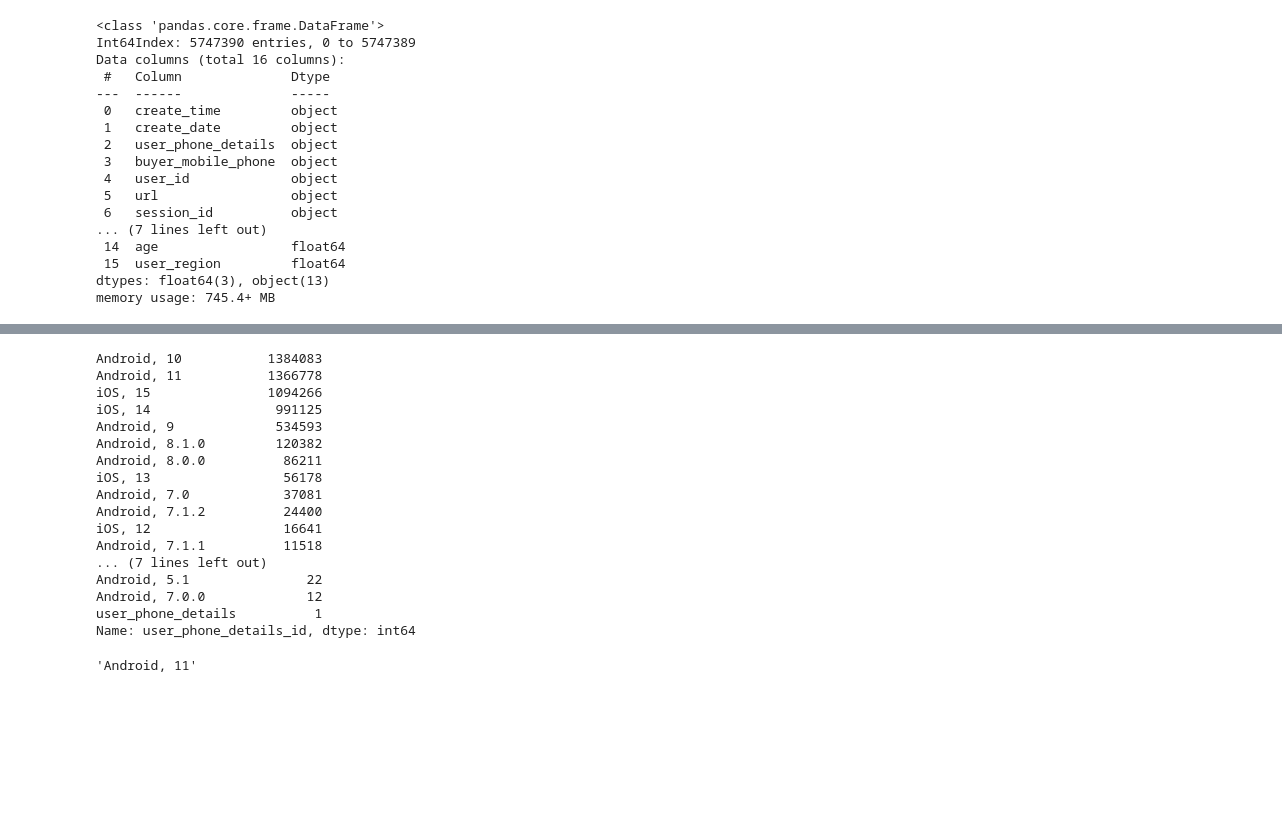
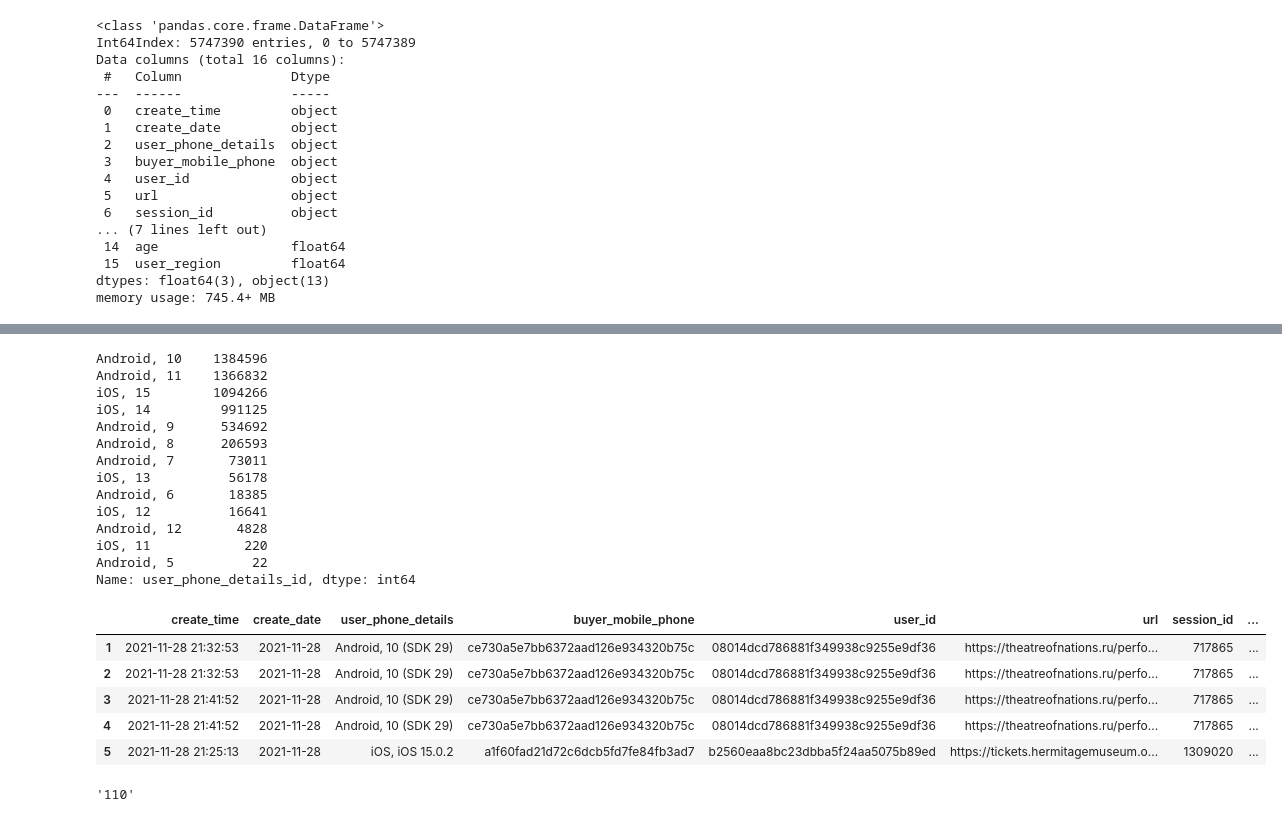
Before and after one commit to crazy-historian/pushkin_card_recommender_system, a Jupyter notebook: Clicks.ipynb, the cells around one changed output, grey strips where cells are left out. Cells and saved outputs as stored; diff of their text form; code cells hidden in the pictures; blank space fills up the shorter version.

```diff
--- a/Clicks.ipynb
+++ b/Clicks.ipynb
@@ -284,23 +293,25 @@ cliks_add['user_phone_details_id'] = cliks_add['user_phone_details'].apply(lambd
                                                                           re.sub('(\..*)', '', x.replace('iOS ', ''))
                                                                            if 'iOS' in x
                                                                            else re.sub('\ \(.*', '', x))
+# %%
+cliks_add['user_phone_details_id'] = cliks_add['user_phone_details_id'].apply(lambda x:
+                                                                          re.sub('(\..*)', '', x)
+                                                                           if 'Android' in x
+                                                                          else x)
 # %%
 cliks_add['user_phone_details_id'].value_counts()
 # %% [output]
-Android, 10           1384083
-Android, 11           1366778
-iOS, 15               1094266
-iOS, 14                991125
-Android, 9             534593
-Android, 8.1.0         120382
-Android, 8.0.0          86211
-iOS, 13                 56178
-Android, 7.0            37081
-Android, 7.1.2          24400
-iOS, 12                 16641
-Android, 7.1.1          11518
-... (7 lines left out)
-Android, 5.1               22
-Android, 7.0.0             12
-user_phone_details          1
+Android, 10    1384596
+Android, 11    1366832
+iOS, 15        1094266
+iOS, 14         991125
+Android, 9      534692
+Android, 8      206593
+Android, 7       73011
+iOS, 13          56178
+Android, 6       18385
+iOS, 12          16641
+Android, 12       4828
+iOS, 11            220
+Android, 5          22
 Name: user_phone_details_id, dtype: int64
@@ -309,4 +318,16 @@ x = re.sub('\ \(.*', '', cliks_add['user_phone_details'].value_counts().index[1]
-# %%
-x
-# %% [output]
-'Android, 11'
+# %%
+cliks_add.drop(labels = [0],axis = 0, inplace = True)
+# %%
+cliks_add.head()
+# %% [output]
+|  | create_time | create_date | user_phone_details | buyer_mobile_phone | user_id | url | session_id | ... |
+| 1 | 2021-11-28 21:32:53 | 2021-11-28 | Android, 10 (SDK 29) | ce730a5e7bb6372aad126e934320b75c | 08014dcd786881f349938c9255e9df36 | https://theatreofnations.ru/perfo... | 717865 | ... |
+| 2 | 2021-11-28 21:32:53 | 2021-11-28 | Android, 10 (SDK 29) | ce730a5e7bb6372aad126e934320b75c | 08014dcd786881f349938c9255e9df36 | https://theatreofnations.ru/perfo... | 717865 | ... |
+| 3 | 2021-11-28 21:41:52 | 2021-11-28 | Android, 10 (SDK 29) | ce730a5e7bb6372aad126e934320b75c | 08014dcd786881f349938c9255e9df36 | https://theatreofnations.ru/perfo... | 717865 | ... |
+| 4 | 2021-11-28 21:41:52 | 2021-11-28 | Android, 10 (SDK 29) | ce730a5e7bb6372aad126e934320b75c | 08014dcd786881f349938c9255e9df36 | https://theatreofnations.ru/perfo... | 717865 | ... |
+| 5 | 2021-11-28 21:25:13 | 2021-11-28 | iOS, iOS 15.0.2 | a1f60fad21d72c6dcb5fd7fe84fb3ad7 | b2560eaa8bc23dbba5f24aa5075b89ed | https://tickets.hermitagemuseum.o... | 1309020 | ... |
+# %%
+cliks_add['user_phone_details_id'].value_counts().index[0].replace('Android,', '1').split(
+)[0] + cliks_add['user_phone_details_id'].value_counts().index[0].split()[1]
+# %% [output]
+'110'
```
Also changed, not shown: parts of 6 cells of this notebook.
